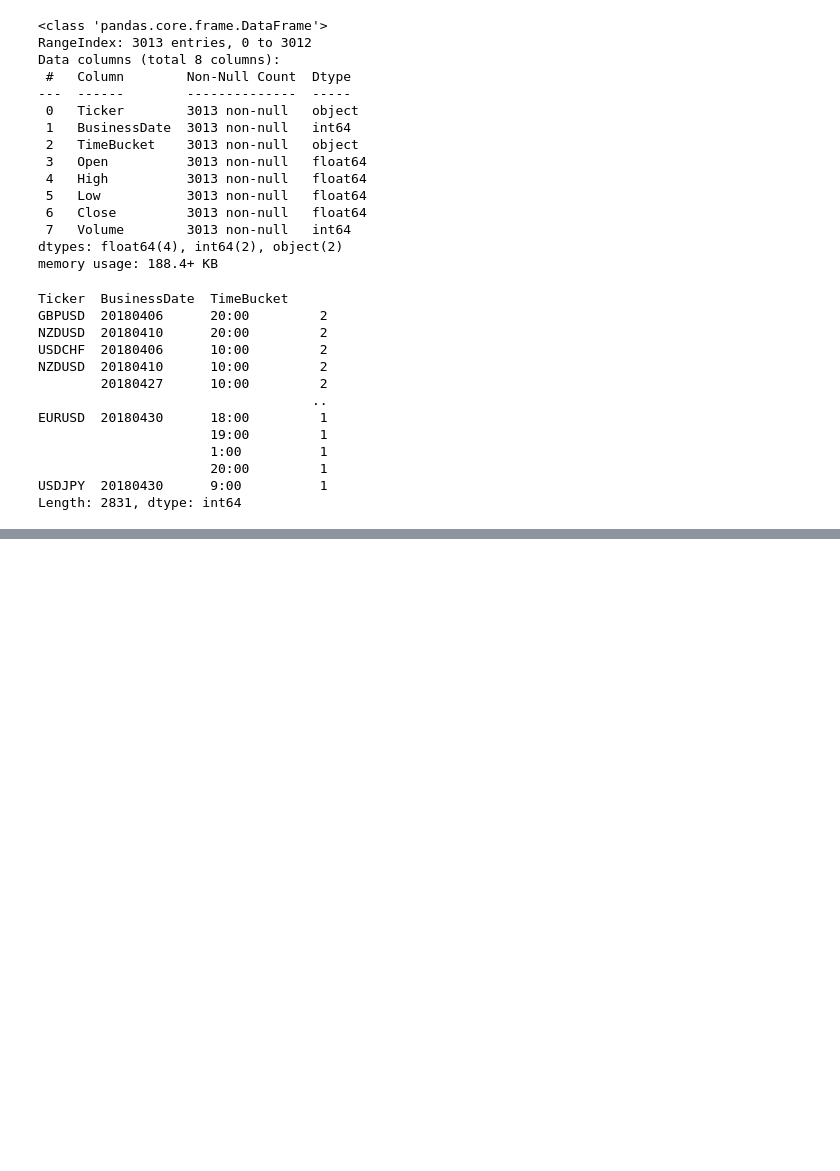
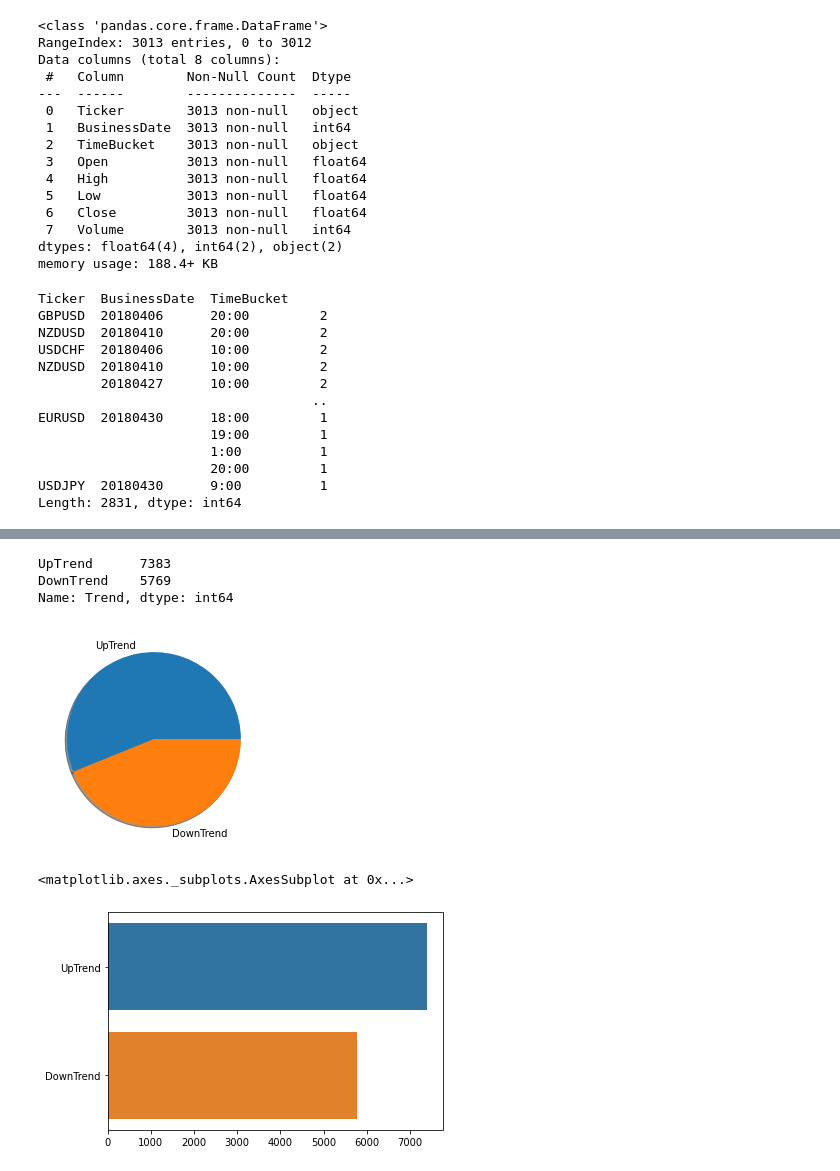
Before and after one commit to vadaliah/CS5260, a Jupyter notebook: VWAP ML Model Assignment3.ipynb, the cells around one changed output, grey strips where cells are left out. Cells and saved outputs as stored; diff of their text form; code cells hidden in the pictures; blank space fills up the shorter version.

```diff
--- a/VWAP ML Model Assignment3.ipynb
+++ b/VWAP ML Model Assignment3.ipynb
@@ -117,0 +149,13 @@ Length: 855, dtype: int64
+# %%
+trend_counts =fx_trade_df['Trend'].value_counts()
+display(trend_counts)
+plt.pie(trend_counts,labels=trend_counts.index,shadow=True )
+plt.show()
+sns.barplot(y=trend_counts.index, x=trend_counts.values,orient='h')
+# %% [output]
+UpTrend      7383
+DownTrend    5769
+Name: Trend, dtype: int64
+[figure, added]
+<matplotlib.axes._subplots.AxesSubplot at 0x...>
+[figure, added]
```
Also changed, not shown: parts of 7 cells of this notebook.
